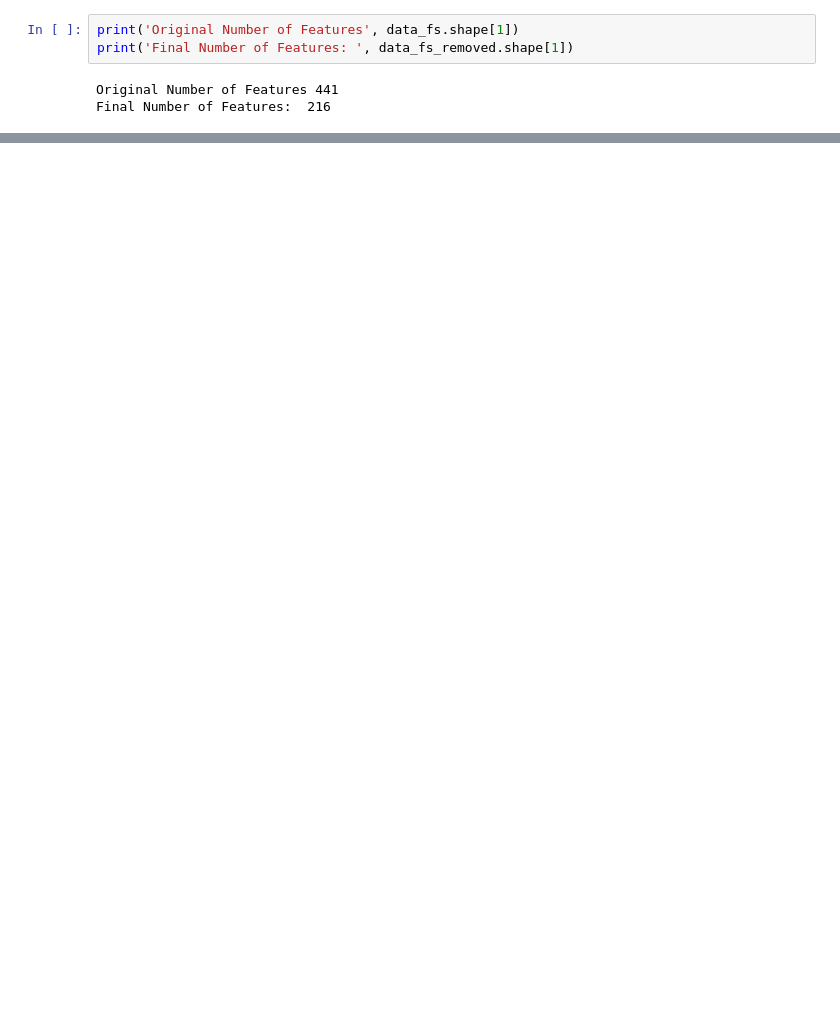
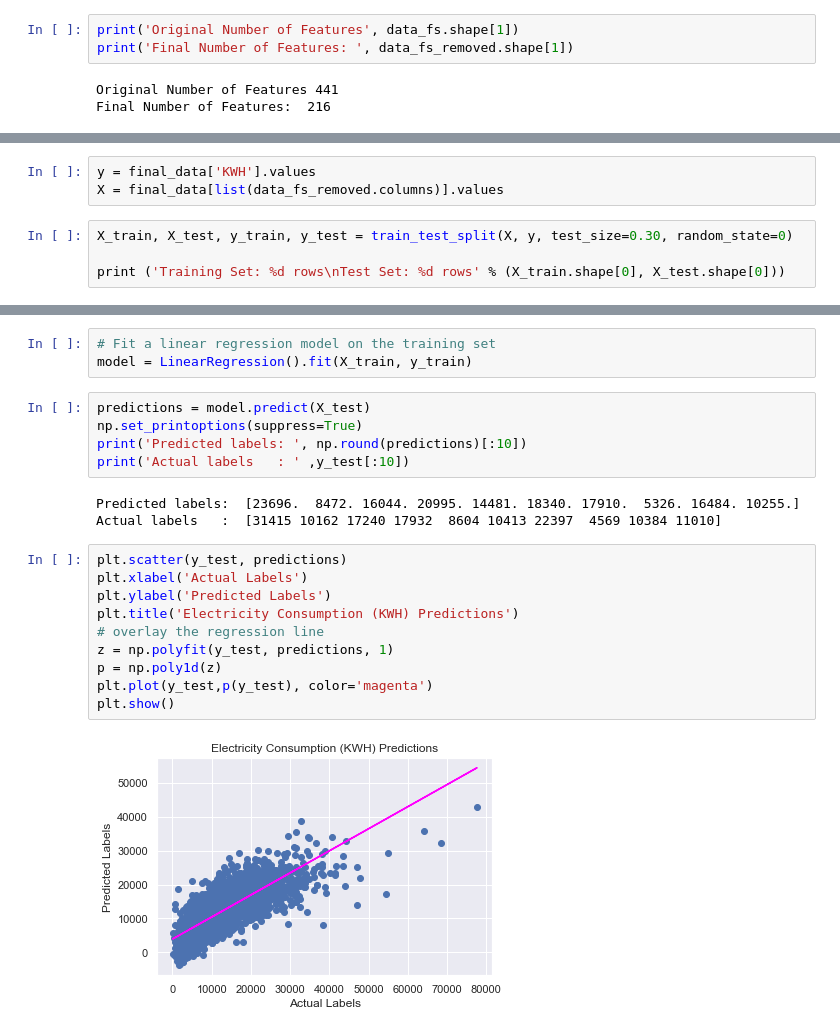
Before and after one commit to nipun-goyal/Residential-Energy-Consumption-Prediction, a Jupyter notebook: 1.0-Residential-Energy-Modeling.ipynb, the cells around one changed output, grey strips where cells are left out. Cells and saved outputs as stored; diff of their text form; blank space fills up the shorter version.

Commit message:
model training section added

```diff
--- a/1.0-Residential-Energy-Modeling.ipynb
+++ b/1.0-Residential-Energy-Modeling.ipynb
@@ -1251,0 +1270,7 @@ Final Number of Features:  216
+# %%
+y = final_data['KWH'].values
+X = final_data[list(data_fs_removed.columns)].values
+# %%
+X_train, X_test, y_train, y_test = train_test_split(X, y, test_size=0.30, random_state=0)
+
+print ('Training Set: %d rows\nTest Set: %d rows' % (X_train.shape[0], X_test.shape[0]))
@@ -1251,0 +1287,23 @@ Final Number of Features:  216
+# %%
+# Fit a linear regression model on the training set
+model = LinearRegression().fit(X_train, y_train)
+# %%
+predictions = model.predict(X_test)
+np.set_printoptions(suppress=True)
+print('Predicted labels: ', np.round(predictions)[:10])
+print('Actual labels   : ' ,y_test[:10])
+# %% [output]
+Predicted labels:  [23696.  8472. 16044. 20995. 14481. 18340. 17910.  5326. 16484. 10255.]
+Actual labels   :  [31415 10162 17240 17932  8604 10413 22397  4569 10384 11010]
+# %%
+plt.scatter(y_test, predictions)
+plt.xlabel('Actual Labels')
+plt.ylabel('Predicted Labels')
+plt.title('Electricity Consumption (KWH) Predictions')
+# overlay the regression line
+z = np.polyfit(y_test, predictions, 1)
+p = np.poly1d(z)
+plt.plot(y_test,p(y_test), color='magenta')
+plt.show()
+# %% [output]
+[figure, added]
```
Also changed, not shown: parts of 14 cells of this notebook.
